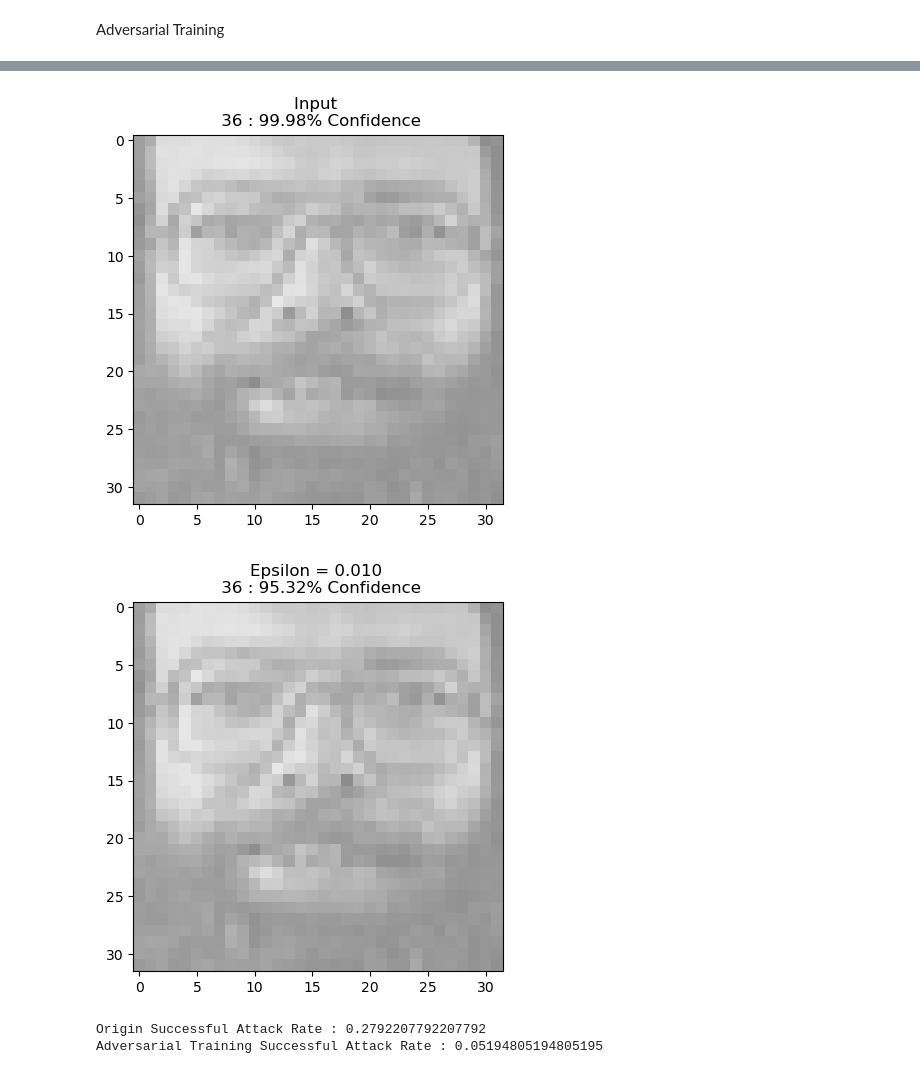
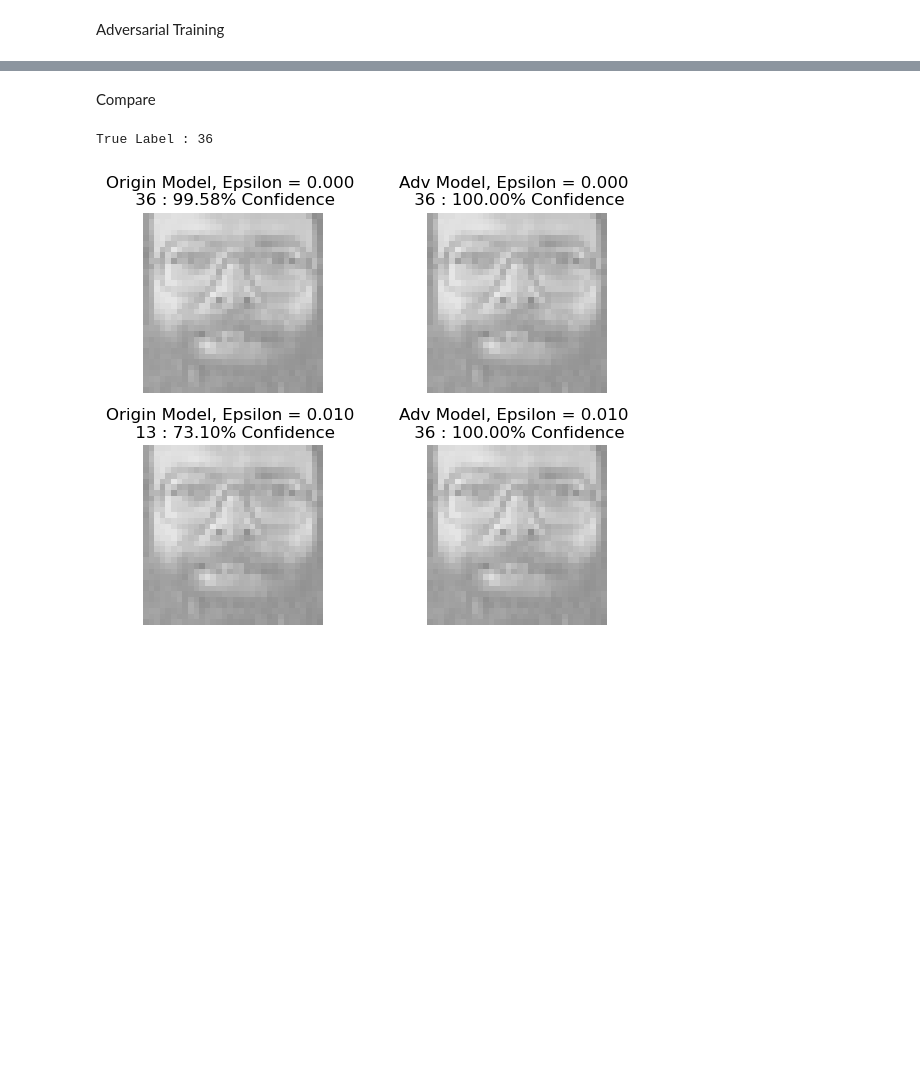
Before and after one commit to wby911030/FGSM, a Jupyter notebook: main.ipynb, the cells around one changed output, grey strips where cells are left out. Saved outputs shown, nothing was run; the diff lists cells and outputs as text; code cells hidden in the pictures; blank space fills up the shorter version.

```diff
--- a/main.ipynb
+++ b/main.ipynb
@@ -146,7 +114,7 @@ Adversarial Training
 def generate_adv(img, label, model, epsilon = eps):
     img = tf.expand_dims(tf.constant(img, dtype=tf.float32), 0)
     label = tf.expand_dims(tf.one_hot(label, len(folders)), 0)
-    perturbations = create_adversarial_pattern(image, label, model)
+    perturbations = create_adversarial_pattern(img, label, model)
     return img + epsilon*perturbations
 # %%
 img_adv = [imgs[i] + generate_adv(imgs[i], labels[i], model)[0].numpy() for i in range(len(imgs))]
@@ -169,5 +137,5 @@ assert x_test_adv.shape[0] == y_test_adv.shape[0]
 model_adv = Model()
 model_adv.compile(keras.optimizers.Adam(), tf.losses.categorical_crossentropy, tf.metrics.categorical_accuracy)
 
-history_adv = model_adv.fit(x_train_adv, y_train_adv, batch_size=8, epochs=100, validation_split=0.2)
+history_adv = model_adv.fit(x_train_adv, y_train_adv, batch_size=8, epochs=50, validation_split=0.2)
 # %% [output]
@@ -196,33 +164,36 @@ model_adv.evaluate(x_test, y_test)
-# %%
-perturbations = create_adversarial_pattern(image, label, model_adv)
-adv_x = image + eps*perturbations
-
-for i, eps in enumerate(epsilons):
-    adv_x = image + eps*perturbations
-    adv_x = tf.clip_by_value(adv_x, -1, 1)
-    display_images(adv_x, descriptions[i], model_adv)
-# %% [output]
-[figure, removed]
-[figure, removed]
+# %% [markdown]
+Compare
+# %%
+def display_images(image, gt):
+    fig, axes = plt.subplots(2, 2)
+    epsilons = [0, eps]
+    descriptions = ['Epsilon = {:0.3f}'.format(eps) for eps in epsilons]
+    perturbations = create_adversarial_pattern(image, gt, model)
+    for i in range(2):
+        for j in range(2):
+            img = image + epsilons[j] * perturbations
+            description = "Origin Model, " + descriptions[j] if i == 0 else "Adv Model, " + descriptions[j]
+            pred = model.predict(img, verbose=0) if i == 0 else model_adv.predict(img, verbose=0)
+            label = tf.argmax(pred, -1)[0]
+            confidence = pred[0, label]
+            axes[j, i].imshow(cv2.cvtColor(img[0].numpy()*0.5+0.5, cv2.COLOR_BGR2RGB))
+            axes[j, i].set_title('{} \n {} : {:.2f}% Confidence'.format(description, label, confidence*100))
+            axes[j, i].axis('off')
+    plt.tight_layout()
+    plt.show()
 # %%
-count_correct = 0
-count_origin_attack = 0
-count_adv_attack = 0
-
 for i in range(x_test.shape[0]):
     image = tf.expand_dims(x_test[i], 0)
     label = tf.expand_dims(y_test[i], 0)
     if(tf.argmax(model.predict(image, verbose=0), -1)[0] == tf.argmax(label, -1)[0]):
-        count_correct = count_correct + 1
         perturbations = create_adversarial_pattern(image, label, model)
         adv_x = image + eps*perturbations
         if(tf.argmax(model.predict(image, verbose=0), -1)[0] != tf.argmax(model.predict(adv_x, verbose=0), -1)[0]):
-            count_origin_attack = count_origin_attack + 1
-        if(tf.argmax(model_adv.predict(image, verbose=0), -1)[0] != tf.argmax(model_adv.predict(adv_x, verbose=0), -1)[0]):
-                count_adv_attack = count_adv_attack + 1
+            if(tf.argmax(model_adv.predict(image, verbose=0), -1)[0] == tf.argmax(model_adv.predict(adv_x, verbose=0), -1)[0]):
+                print("True Label : {}".format(tf.argmax(label, -1)[0].numpy()))
+                break
+
+display_images(image, label)
+# %% [output]
+True Label : 36
+[figure, added]
-# %%
-print("Origin Successful Attack Rate : {}".format(count_origin_attack / count_correct))
-print("Adversarial Training Successful Attack Rate : {}".format(count_adv_attack / count_correct))
-# %% [output]
-Origin Successful Attack Rate : 0.2792207792207792
-Adversarial Training Successful Attack Rate : 0.05194805194805195
```
Also changed, not shown: parts of 8 cells of this notebook.
